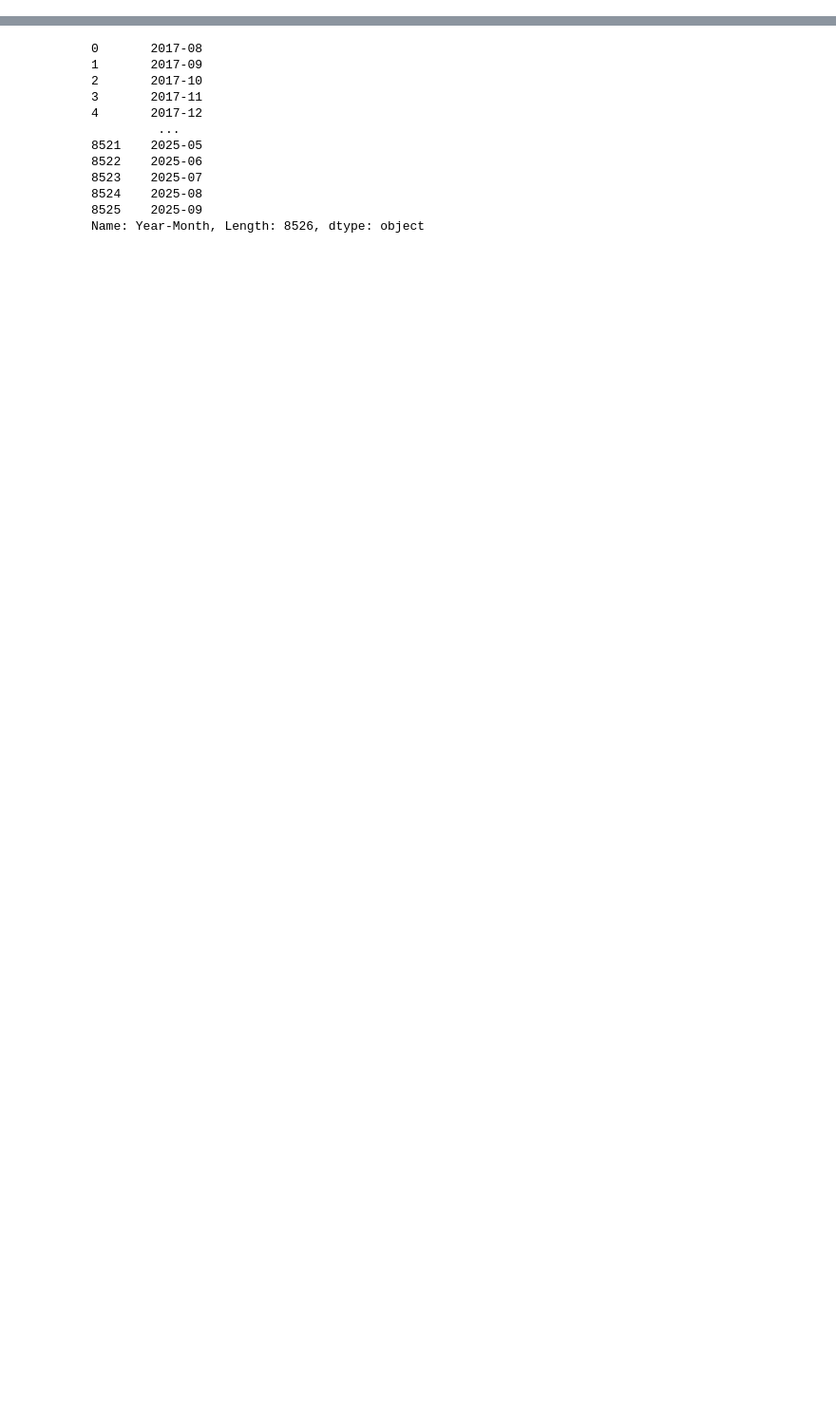
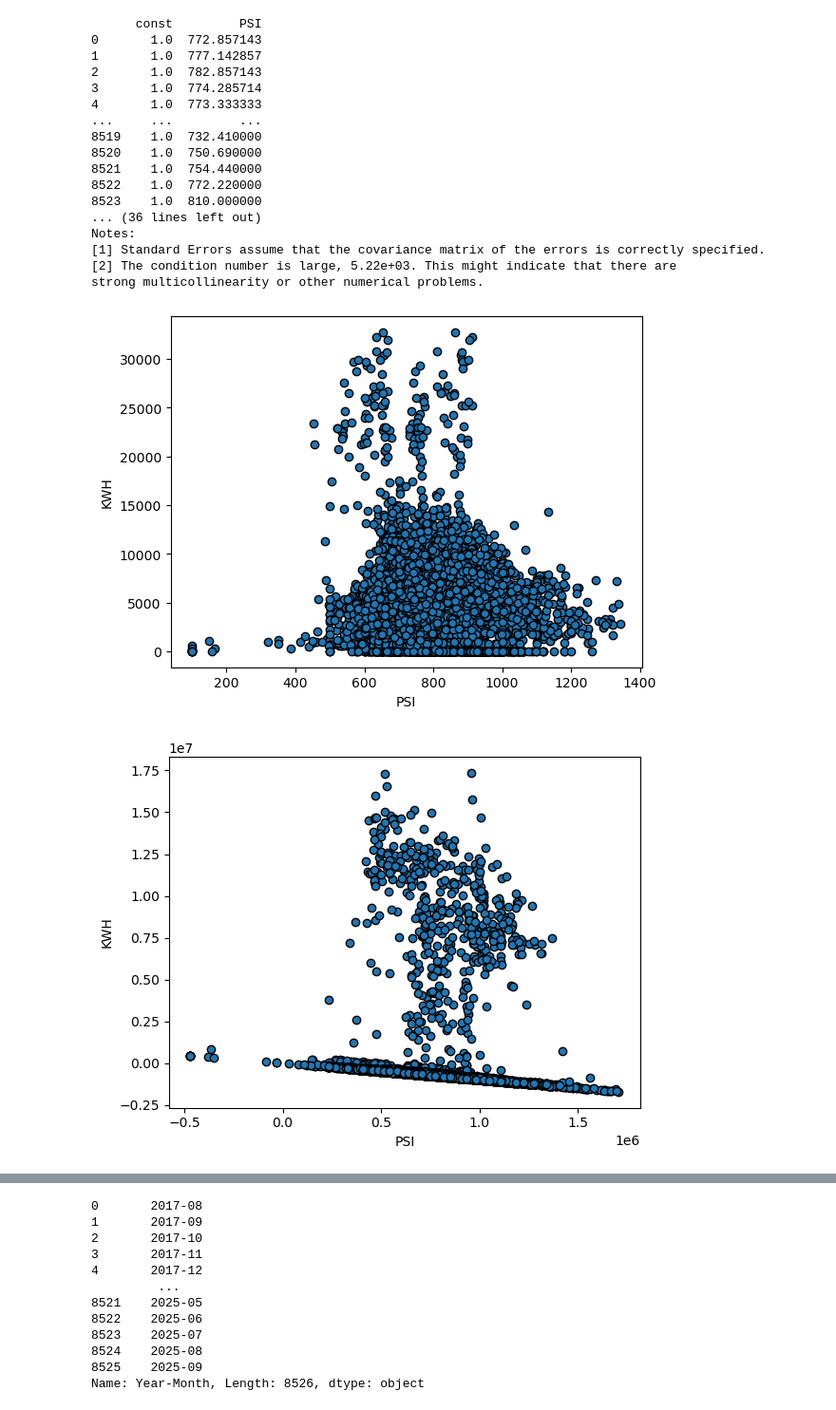
Before and after one commit to JarrettRoland/ETSWD_Analysis, a Jupyter notebook: Linear.ipynb, the cells around one changed output, grey strips where cells are left out. Shown at 95% size. Cells and saved outputs as stored; diff of their text form; code cells hidden in the pictures; blank space fills up the shorter version.

```diff
--- a/Linear.ipynb
+++ b/Linear.ipynb
@@ -57,0 +170,48 @@ Index: []
+# %%
+# filtered PSI vs Billing KWH
+filtered_df = main_df[main_df["PSI"] > 0]
+fig, ax = plt.subplots()
+ax.scatter(filtered_df["PSI"], filtered_df["Electrical Bill"], edgecolor="black")
+ax.set_xlabel("PSI")
+ax.set_ylabel("KWH")
+fig.show()
+
+# OLS for filtered data
+exog = filtered_df["PSI"]
+exog = sm.add_constant(exog)
+endog = filtered_df["Billing KWH"]
+
+print(exog, endog)
+lm = sm.OLS(endog, exog).fit()
+print("Billing KWH explained by PSI", lm.summary())
+
+# plot fit vs residual for filtered data
+fig, ax = plt.subplots()
+ax.scatter(lm.fittedvalues, lm.resid, edgecolor="black")
+ax.set_xlabel("PSI")
+ax.set_ylabel("KWH")
+fig.show()
+
+# RESULT: poor fit. Durbin-Watson score of less than 2 indicates positive auto-correlation of the terms.
+# NOTE: A Plot of residuals should show a random distribution around zero. The fact that we are not seeing this
+# confirms that the data is not i.i.d.
+# %% [output]
+      const         PSI
+0       1.0  772.857143
+1       1.0  777.142857
+2       1.0  782.857143
+3       1.0  774.285714
+4       1.0  773.333333
+...     ...         ...
+8519    1.0  732.410000
+8520    1.0  750.690000
+8521    1.0  754.440000
+8522    1.0  772.220000
+8523    1.0  810.000000
+... (36 lines left out)
+Notes:
+[1] Standard Errors assume that the covariance matrix of the errors is correctly specified.
+[2] The condition number is large, 5.22e+03. This might indicate that there are
+strong multicollinearity or other numerical problems.
+[figure, added]
+[figure, added]
```
Also changed, not shown: parts of 17 cells of this notebook, 5 other files.
